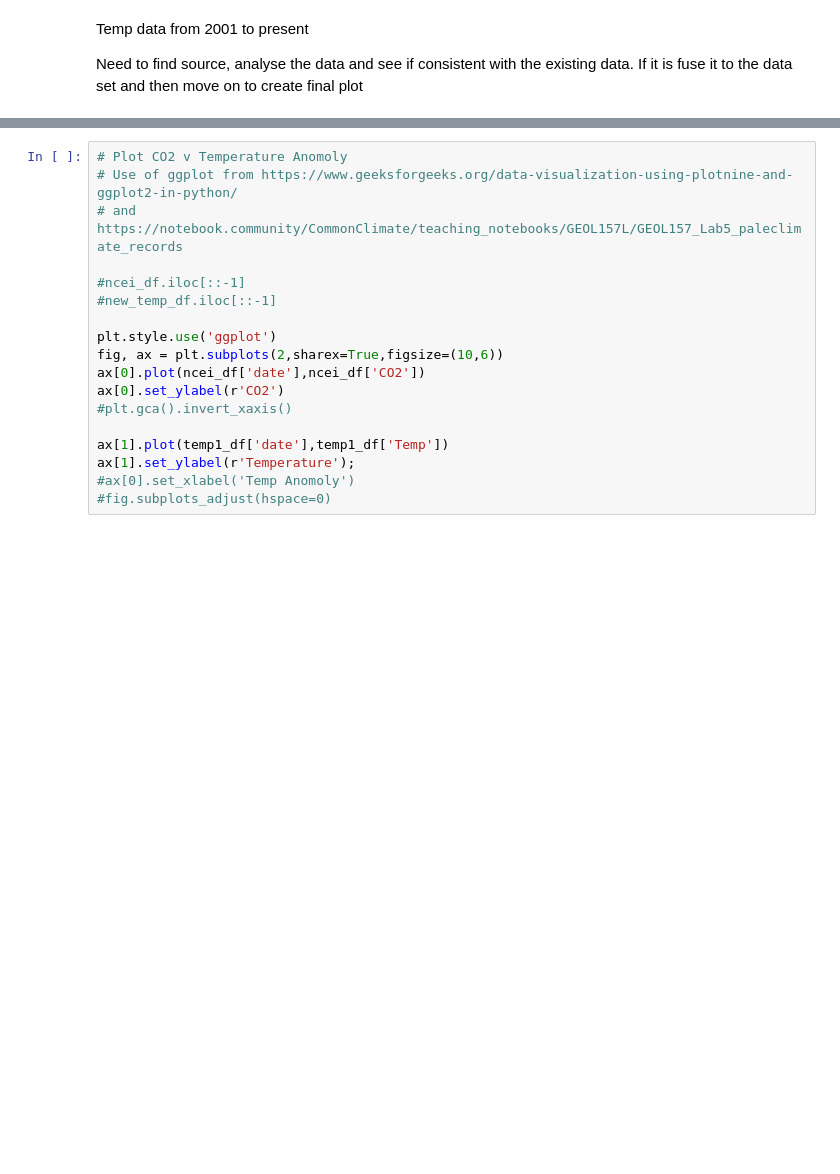
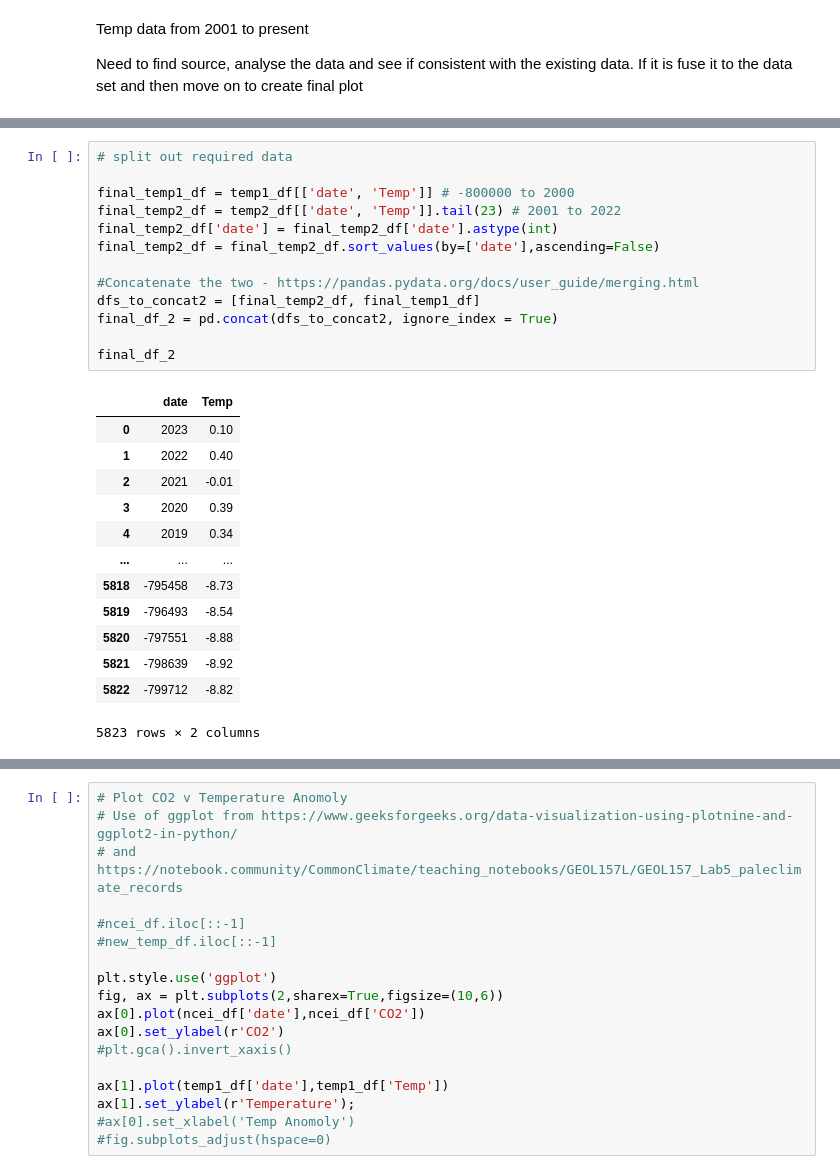
Before and after one commit to PeeBs68/mywork, a Jupyter notebook: project2.ipynb, the cells around one changed output, grey strips where cells are left out. Drawn from its saved outputs; the diff is of its cells as text; blank space fills up the shorter version.

```diff
--- a/project2.ipynb
+++ b/project2.ipynb
@@ -254,0 +283,27 @@ Need to find source, analyse the data and see if consistent with the existing da
+# %%
+# split out required data
+
+final_temp1_df = temp1_df[['date', 'Temp']] # -800000 to 2000
+final_temp2_df = temp2_df[['date', 'Temp']].tail(23) # 2001 to 2022
+final_temp2_df['date'] = final_temp2_df['date'].astype(int)
+final_temp2_df = final_temp2_df.sort_values(by=['date'],ascending=False)
+
+#Concatenate the two - https://pandas.pydata.org/docs/user_guide/merging.html
+dfs_to_concat2 = [final_temp2_df, final_temp1_df]
+final_df_2 = pd.concat(dfs_to_concat2, ignore_index = True)
+
+final_df_2
+# %% [output]
+|  | date | Temp |
+| 0 | 2023 | 0.10 |
+| 1 | 2022 | 0.40 |
+| 2 | 2021 | -0.01 |
+| 3 | 2020 | 0.39 |
+| 4 | 2019 | 0.34 |
+| ... | ... | ... |
+| 5818 | -795458 | -8.73 |
+| 5819 | -796493 | -8.54 |
+| 5820 | -797551 | -8.88 |
+| 5821 | -798639 | -8.92 |
+| 5822 | -799712 | -8.82 |
+5823 rows × 2 columns
```
Also changed, not shown: parts of 14 cells of this notebook, 2 other files.
